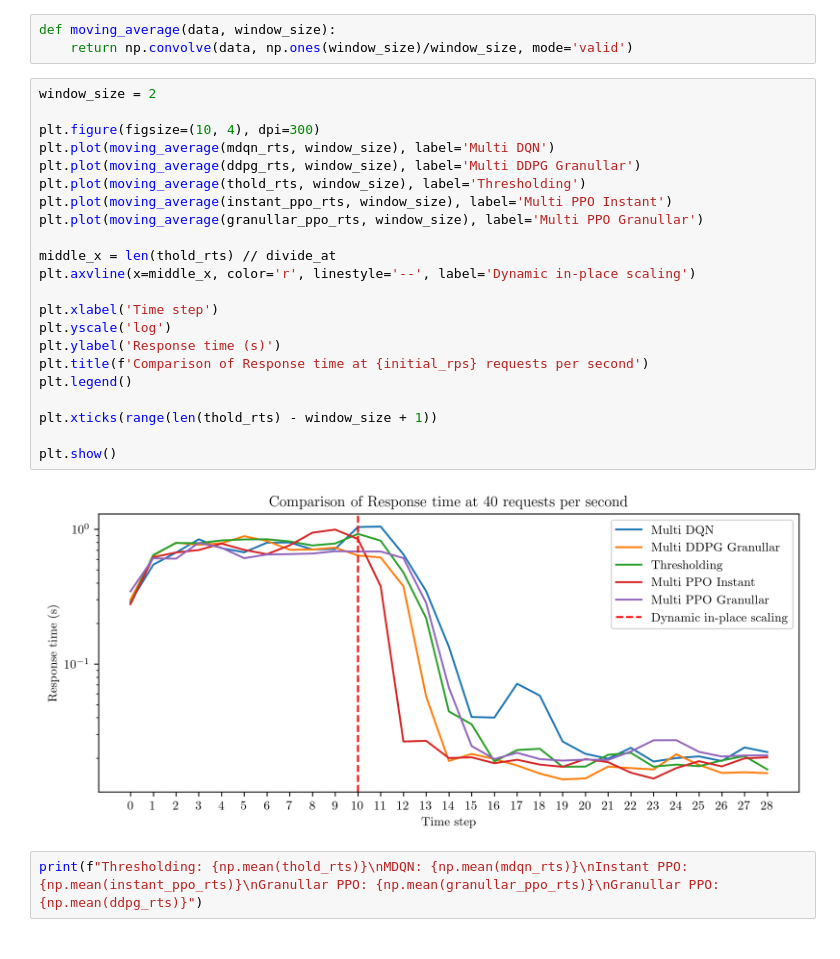
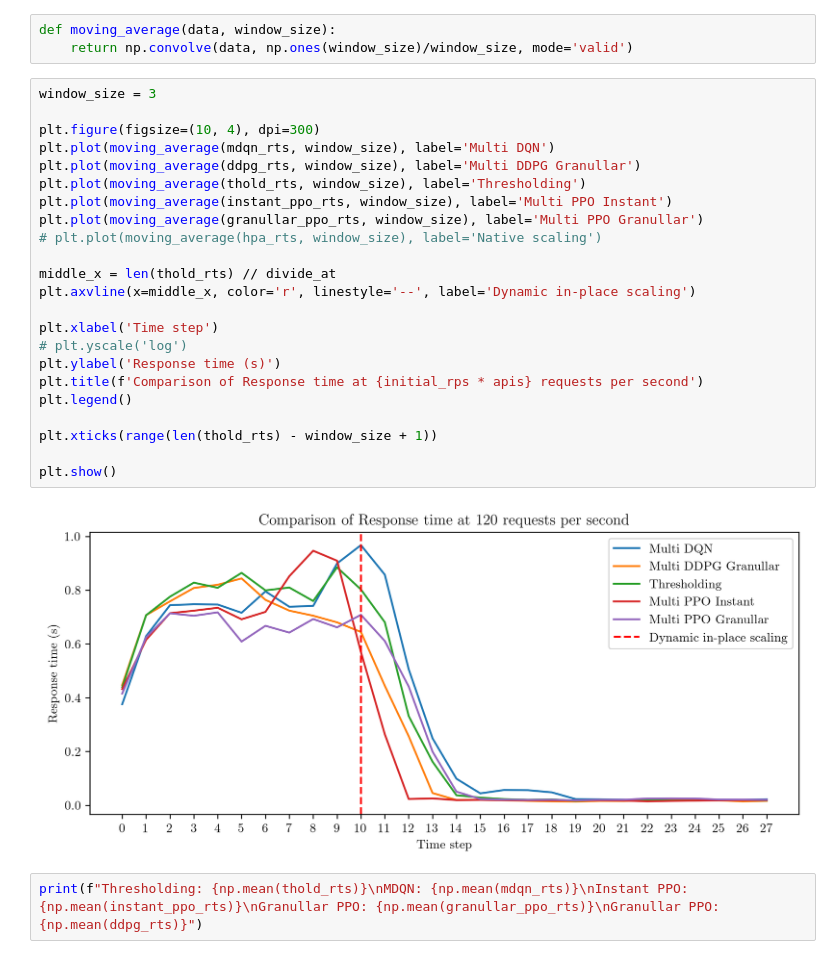
Before and after one commit to sensorlab/agent-edgeautoscaling, a Jupyter notebook: code/alg_analysis.ipynb, the cells around one changed output. Saved outputs shown, nothing was run; the diff lists cells and outputs as text.

```diff
--- a/code/alg_analysis.ipynb
+++ b/code/alg_analysis.ipynb
@@ -458,29 +462,30 @@ Loaded code/model_metric_data/ppo/610ep_rf_2_20rps10kepochs5alpha10epupdate50sca
 def moving_average(data, window_size):
     return np.convolve(data, np.ones(window_size)/window_size, mode='valid')
 # %%
-window_size = 2
+window_size = 3
 
 plt.figure(figsize=(10, 4), dpi=300)
 plt.plot(moving_average(mdqn_rts, window_size), label='Multi DQN')
 plt.plot(moving_average(ddpg_rts, window_size), label='Multi DDPG Granullar')
 plt.plot(moving_average(thold_rts, window_size), label='Thresholding')
 plt.plot(moving_average(instant_ppo_rts, window_size), label='Multi PPO Instant')
 plt.plot(moving_average(granullar_ppo_rts, window_size), label='Multi PPO Granullar')
+# plt.plot(moving_average(hpa_rts, window_size), label='Native scaling')
 
 middle_x = len(thold_rts) // divide_at
 plt.axvline(x=middle_x, color='r', linestyle='--', label='Dynamic in-place scaling')
 
 plt.xlabel('Time step')
-plt.yscale('log')
+# plt.yscale('log')
 plt.ylabel('Response time (s)')
-plt.title(f'Comparison of Response time at {initial_rps} requests per second')
+plt.title(f'Comparison of Response time at {initial_rps * apis} requests per second')
 plt.legend()
 
 plt.xticks(range(len(thold_rts) - window_size + 1))
 
 plt.show()
 # %% [output]
-[figure, old version]
+[figure, new version]
 # %%
 print(f"Thresholding: {np.mean(thold_rts)}\nMDQN: {np.mean(mdqn_rts)}\nInstant PPO: {np.mean(instant_ppo_rts)}\nGranullar PPO: {np.mean(granullar_ppo_rts)}\nGranullar PPO: {np.mean(ddpg_rts)}")
 # %% [output]
```
Also changed, not shown: parts of 1 cell of this notebook, 2 other files.
